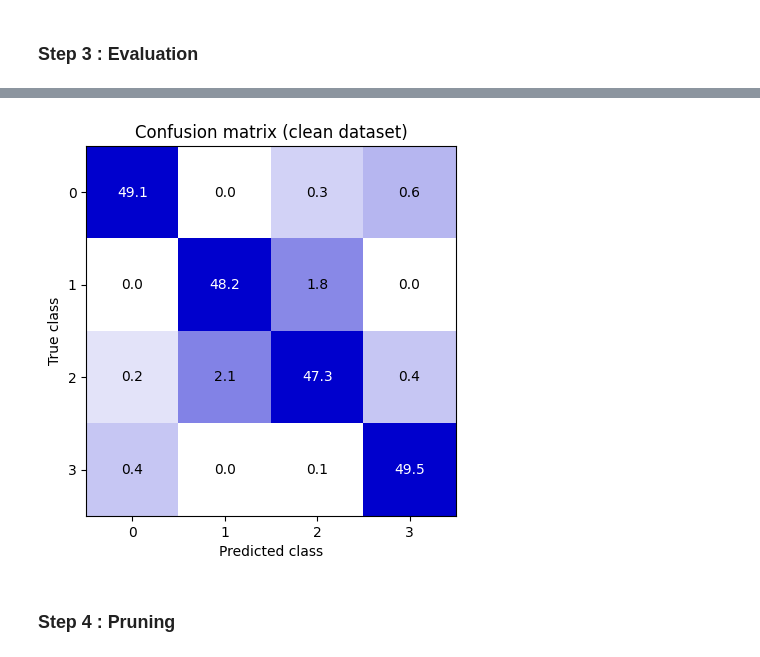
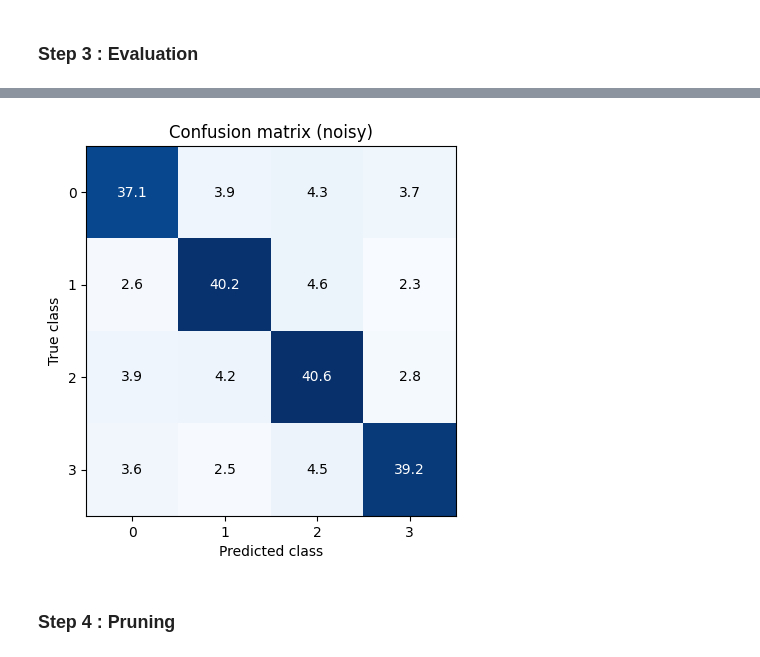
Before and after one commit to ybenbihi/ML_CW1, a Jupyter notebook: notebook.ipynb, the cells around one changed output, grey strips where cells are left out. Saved outputs shown, nothing was run; the diff lists cells and outputs as text; code cells hidden in the pictures.

```diff
--- a/notebook.ipynb
+++ b/notebook.ipynb
@@ -164,13 +164,16 @@ def train_test_k_fold(n_folds, n_instances, random_generator=np.random.default_r
 import matplotlib.pyplot as plt
 
 n_folds = 10
-dataset = clean_data
+dataset = noisy_data
 
 confusion_matrices = np.zeros((n_folds, 4, 4))
 accuracies = np.zeros(n_folds)
-precisions = np.zeros(n_folds)
-recalls = np.zeros(n_folds)
-f1_scores = np.zeros(n_folds)
+macro_precisions = np.zeros((n_folds))
+per_class_precisions = np.zeros((n_folds, 4))
+macro_recalls = np.zeros((n_folds))
+per_class_recalls = np.zeros((n_folds, 4))
+macro_f1_scores = np.zeros((n_folds))
+per_class_f1_scores = np.zeros((n_folds, 4))
 
 for i, (train_indices, test_indices) in enumerate(train_test_k_fold(n_folds, len(dataset))):
     x_test = dataset[test_indices, :-1]
@@ -181,6 +184,9 @@ for i, (train_indices, test_indices) in enumerate(train_test_k_fold(n_folds, len
 
     confusion_matrices[i] = confusion_matrix(y_test, y_pred)
     accuracies[i] = accuracy(confusion_matrices[i])
-    precisions[i] = precision(confusion_matrices[i])[1]
-    recalls[i] = recall(confusion_matrices[i])[1]
-    f1_scores[i] = f1_score(confusion_matrices[i])[1]
+    per_class_precisions[i] = precision(confusion_matrices[i])[0]
+    macro_precisions[i] = precision(confusion_matrices[i])[1]
+    per_class_recalls[i] = recall(confusion_matrices[i])[0]
+    macro_recalls[i] = recall(confusion_matrices[i])[1]
+    per_class_f1_scores[i] = f1_score(confusion_matrices[i])[0]
+    macro_f1_scores[i] = f1_score(confusion_matrices[i])[1]
@@ -215,37 +265,37 @@ def custom_colormap():
     color_1 = np.array([1, 1, 1])
     # color_1 = np.array([217/255, 226/255, 255/255])
     color_2 = np.array([0/255, 0/255, 205/255])
 
     # Création des points de contrôle
     colors = [color_1, color_2]
 
     # Création de la colormap
     n_bins = 256  # Nombre de niveaux de couleur
     cm = LinearSegmentedColormap.from_list('custom_blue', colors, N=n_bins)
 
     return cm
 
-cmap = custom_colormap()
+cmap = "Blues"
 
 
 heatmap = np.mean(confusion_matrices, axis=0)
 fig, ax = plt.subplots()
 im = ax.imshow(heatmap, cmap=cmap)
 ax.set_xticks(np.arange(4), labels=np.arange(4))
 ax.set_yticks(np.arange(4), labels=np.arange(4))
 ax.set_xlabel("Predicted class")
 ax.set_ylabel("True class")
 
 for i in range(4):
     for j in range(4):
         text = ax.text(j, i, heatmap[i, j],
                        ha="center", va="center", color=get_text_color(heatmap[i, j], cmap, heatmap))
 
-ax.set_title("Confusion matrix (clean dataset)")
-plt.savefig("confusion-matrix-clean.svg")
+ax.set_title("Confusion matrix (noisy)")
+plt.savefig("confusion-matrix-noisy.png")
 plt.show()
 # %% [output]
-[figure, old version]
+[figure, new version]
 # %% [markdown]
 ### Step 4 : Pruning
 # %%
```
Also changed, not shown: parts of 3 cells of this notebook.
